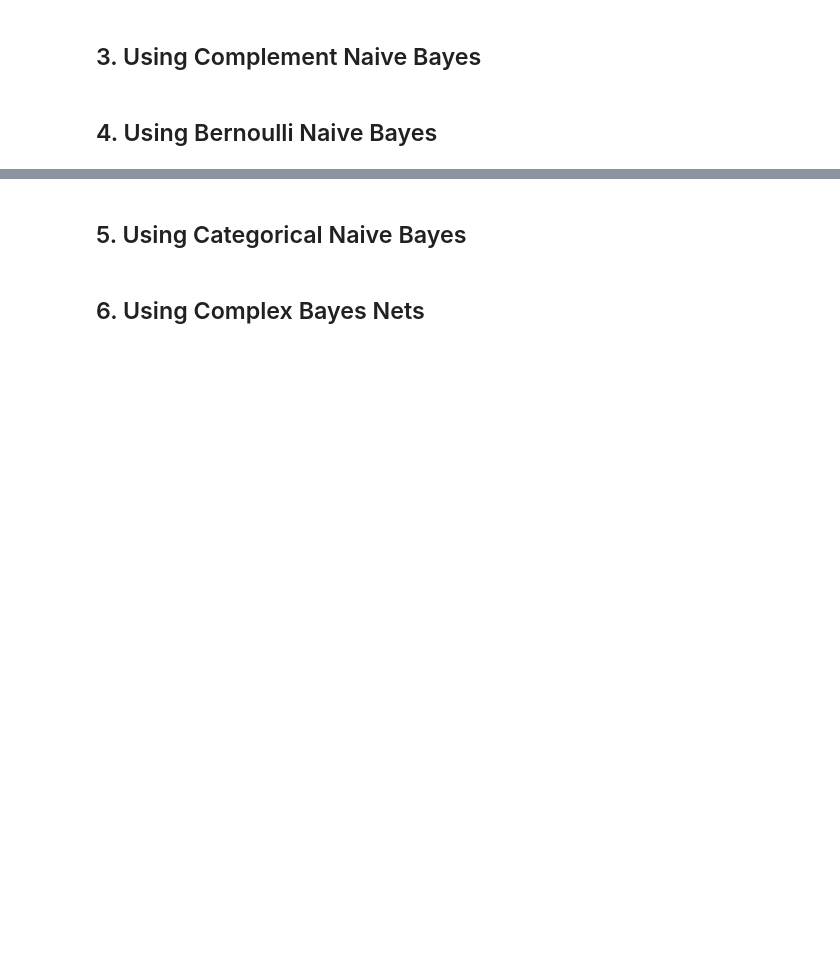
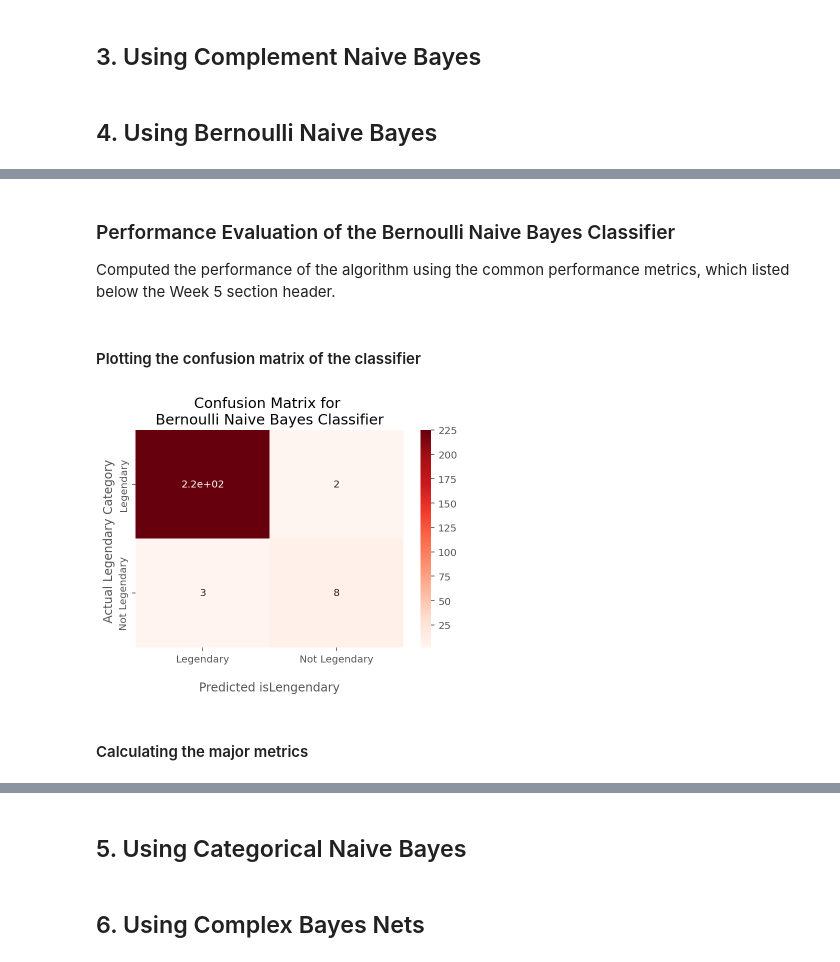
Before and after one commit to AAMAB/F21DL, a Jupyter notebook: Group17 DMML.ipynb, the cells around one changed output, grey strips where cells are left out. Saved outputs shown, nothing was run; the diff lists cells and outputs as text; code cells hidden in the pictures; blank space fills up the shorter version.

Commit message:
Done BernoulliNaiveBayes - IsLegendary Prediction

```diff
--- a/Group17 DMML.ipynb
+++ b/Group17 DMML.ipynb
@@ -737,0 +758,7 @@ Overview: Ran several variations of Bayes Nets classifier and recorded major met
+# %%
+# separating the features and the target class.
+X = pokemon.drop(['isLegendary'], axis=1)
+y = pokemon['isLegendary']
+# %%
+# splitting the data into training and test sets
+X_train, X_test, y_train, y_test = train_test_split(X, y, test_size=0.33, shuffle=True)
@@ -737,0 +768,12 @@ Overview: Ran several variations of Bayes Nets classifier and recorded major met
+# %%
+# Running the classifier
+# Looping for different values of binarize to find the optimal value
+
+binarizeThreshold = 0
+while(binarizeThreshold <= 1):
+    BernNB = BernoulliNB(binarize = binarizeThreshold)
+    binarizeThreshold = round(binarizeThreshold + 0.1, 1)
+    BernNB.fit(X_train, y_train)
+    y_expect = y_test
+    y_pred = BernNB.predict(X_test)
+    print("Threshold for binarizing: " + str(binarizeThreshold) + ", accuracy: " + str(accuracy_score(y_expect,y_pred)))
@@ -737,0 +792,25 @@ Overview: Ran several variations of Bayes Nets classifier and recorded major met
+# %% [markdown]
+### Performance Evaluation of the Bernoulli Naive Bayes Classifier
+Computed the performance of the algorithm using the common performance metrics, which listed below the Week 5 section header.
+# %% [markdown]
+#### Plotting the confusion matrix of the classifier
+# %%
+# Plotting the confusion matrix
+matrix = confusion_matrix(y_expect, y_pred)
+
+ax = sns.heatmap(matrix, annot=True, cmap='Reds')
+
+ax.set_title('Confusion Matrix for \nBernoulli Naive Bayes Classifier');
+ax.set_xlabel('\nPredicted isLengendary')
+ax.set_ylabel('Actual Legendary Category ');
+
+# ticket labels - list must be in numerical order
+ax.xaxis.set_ticklabels(['Legendary','Not Legendary'])
+ax.yaxis.set_ticklabels(['Legendary','Not Legendary'])
+
+# display the visualization of the Confusion Matrix.
+plt.show()
+# %% [output]
+[figure, added]
+# %% [markdown]
+#### Calculating the major metrics
```
Also changed, not shown: parts of 11 cells of this notebook.
